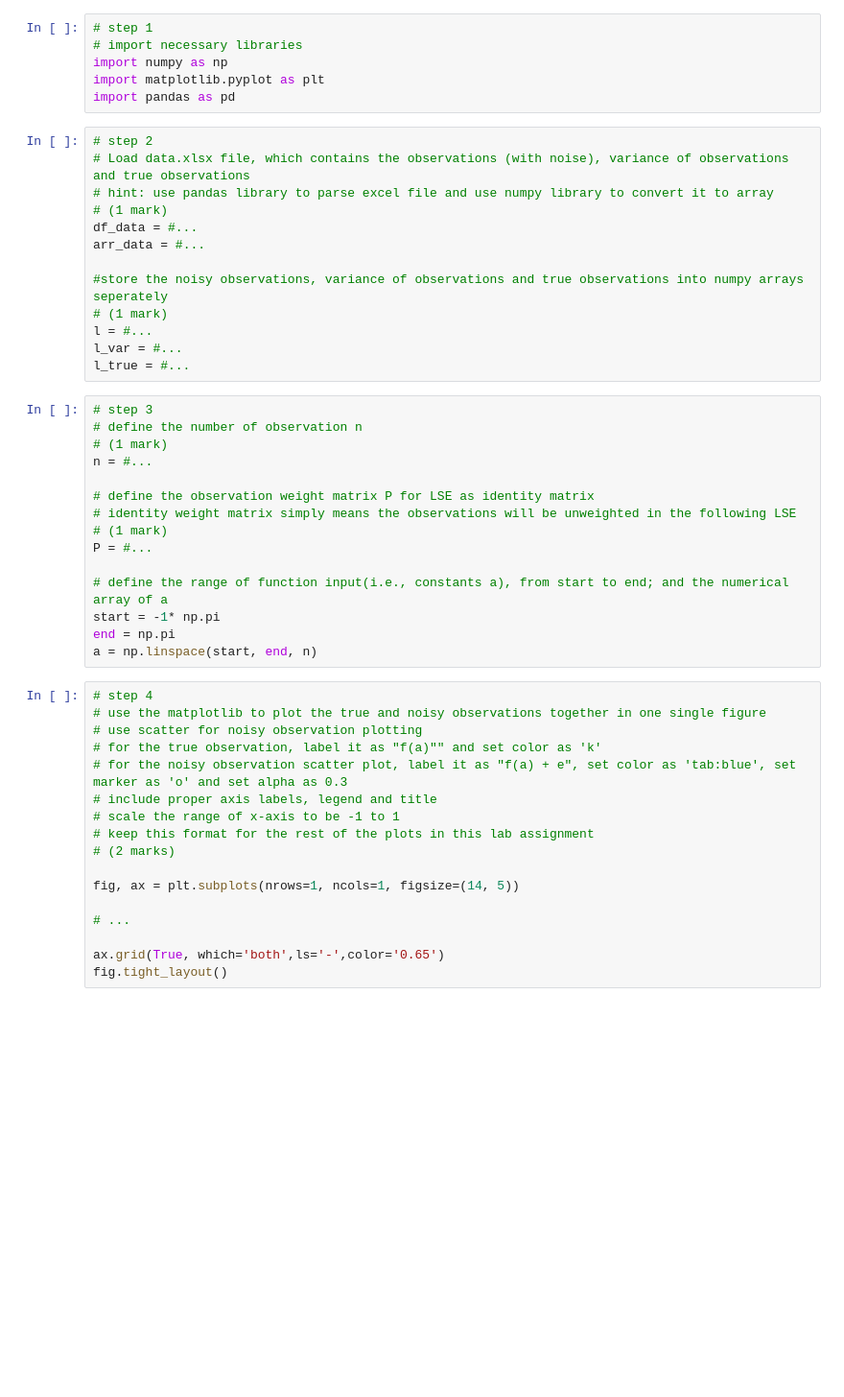
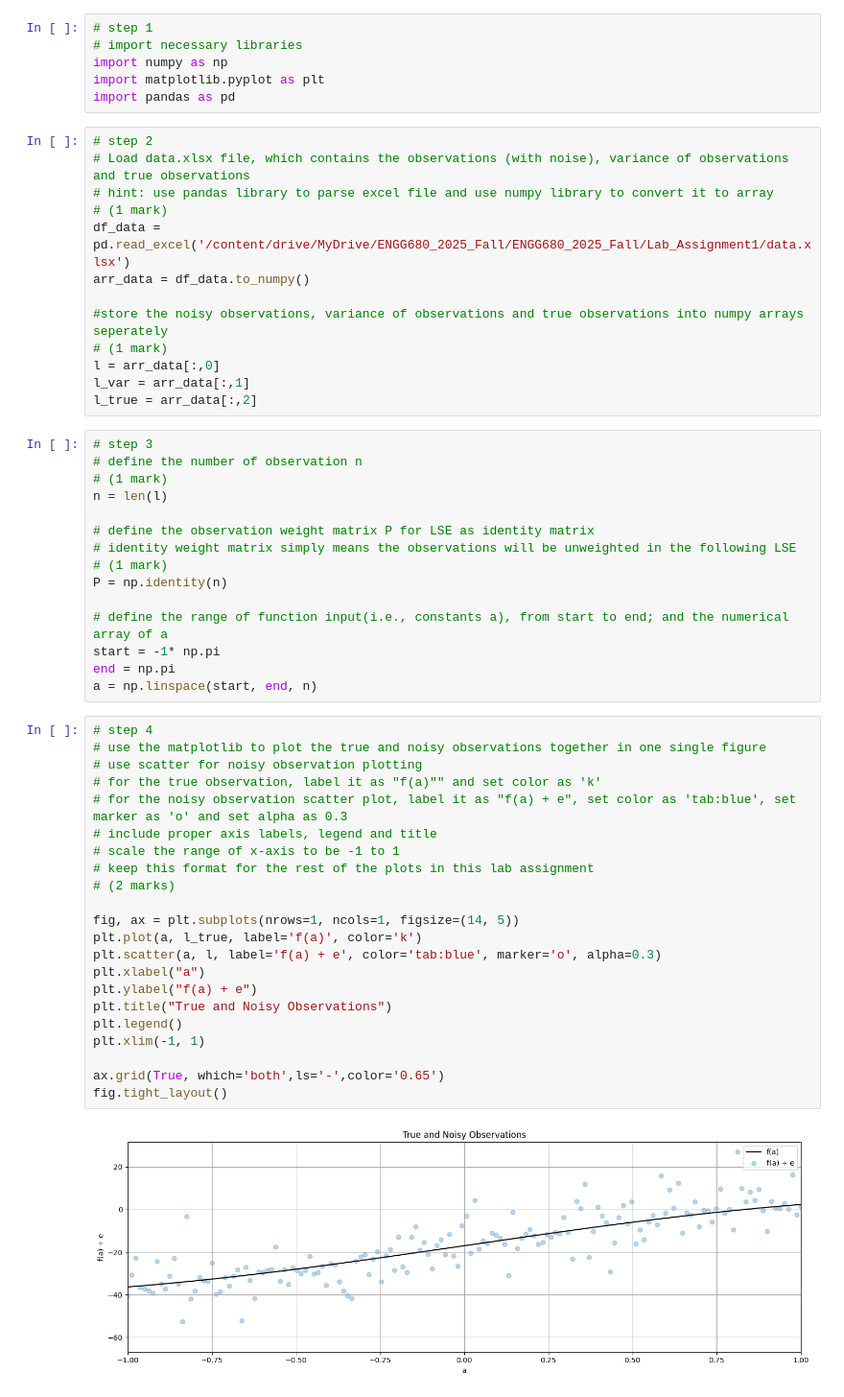
Before and after one commit to HemenSamadi/ENGG680_2025_Fall, a Jupyter notebook: Lab_Assignment1/StudentGradeManagementSystem.ipynb, the cells around one changed output. Shown at 96% size. Drawn from its saved outputs; the diff is of its cells as text; blank space fills up the shorter version.

```diff
--- a/Lab_Assignment1/StudentGradeManagementSystem.ipynb
+++ b/Lab_Assignment1/StudentGradeManagementSystem.ipynb
@@ -463,24 +682,24 @@ import pandas as pd
 # Load data.xlsx file, which contains the observations (with noise), variance of observations and true observations
 # hint: use pandas library to parse excel file and use numpy library to convert it to array
 # (1 mark)
-df_data = #...
-arr_data = #...
+df_data = pd.read_excel('/content/drive/MyDrive/ENGG680_2025_Fall/ENGG680_2025_Fall/Lab_Assignment1/data.xlsx')
+arr_data = df_data.to_numpy()
 
 #store the noisy observations, variance of observations and true observations into numpy arrays seperately
 # (1 mark)
-l = #...
-l_var = #...
-l_true = #...
+l = arr_data[:,0]
+l_var = arr_data[:,1]
+l_true = arr_data[:,2]
 # %%
 # step 3
 # define the number of observation n
 # (1 mark)
-n = #...
+n = len(l)
 
 # define the observation weight matrix P for LSE as identity matrix
 # identity weight matrix simply means the observations will be unweighted in the following LSE
 # (1 mark)
-P = #...
+P = np.identity(n)
 
 # define the range of function input(i.e., constants a), from start to end; and the numerical array of a
 start = -1* np.pi
@@ -489,20 +708,27 @@ a = np.linspace(start, end, n)
 # %%
 # step 4
 # use the matplotlib to plot the true and noisy observations together in one single figure
 # use scatter for noisy observation plotting
 # for the true observation, label it as "f(a)"" and set color as 'k'
 # for the noisy observation scatter plot, label it as "f(a) + e", set color as 'tab:blue', set marker as 'o' and set alpha as 0.3
 # include proper axis labels, legend and title
 # scale the range of x-axis to be -1 to 1
 # keep this format for the rest of the plots in this lab assignment
 # (2 marks)
 
 fig, ax = plt.subplots(nrows=1, ncols=1, figsize=(14, 5))
-
-# ...
+plt.plot(a, l_true, label='f(a)', color='k')
+plt.scatter(a, l, label='f(a) + e', color='tab:blue', marker='o', alpha=0.3)
+plt.xlabel("a")
+plt.ylabel("f(a) + e")
+plt.title("True and Noisy Observations")
+plt.legend()
+plt.xlim(-1, 1)
 
 ax.grid(True, which='both',ls='-',color='0.65')
 fig.tight_layout()
+# %% [output]
+[figure, added]
 # %%
 # step 5
 # define a curve fitting function named fit_polynomial_curve
```
Also changed, not shown: parts of 57 cells of this notebook.
